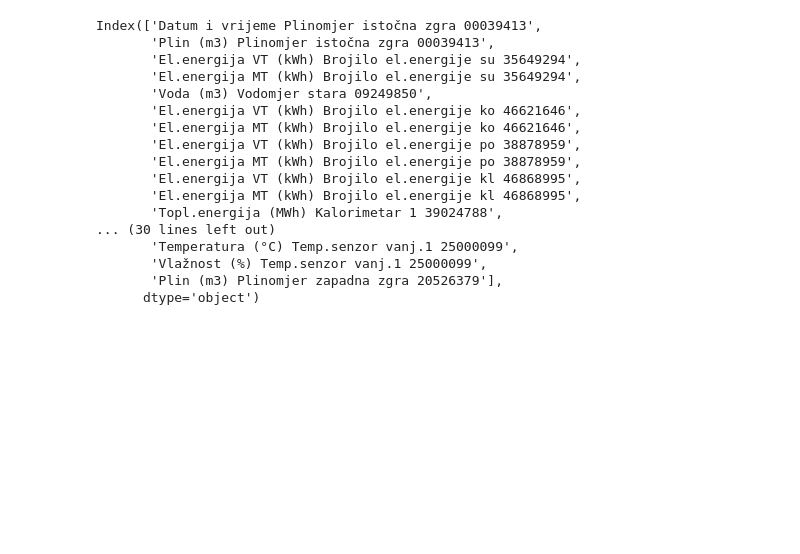
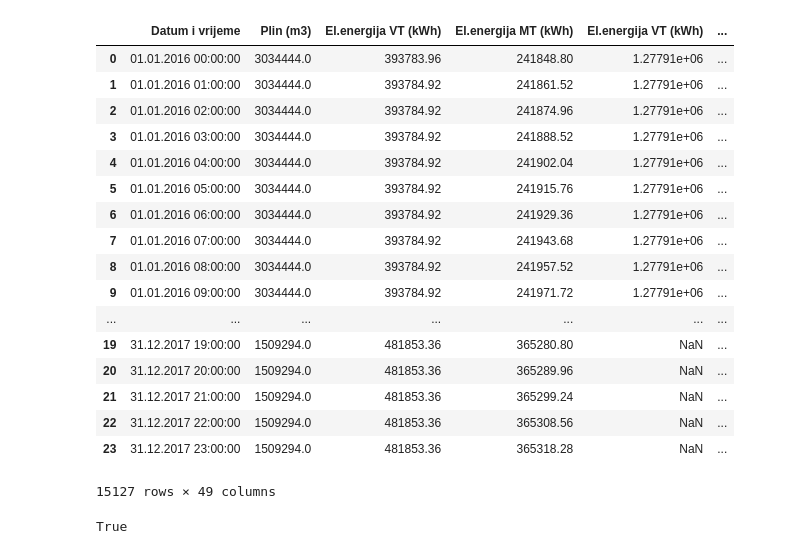
Before and after one commit to ehlimana/EMS, a Jupyter notebook: Merging_of_files.ipynb, the cells around one changed output. Cells and saved outputs as stored; diff of their text form; code cells hidden in the pictures; blank space fills up the shorter version.

```diff
--- a/Merging_of_files.ipynb
+++ b/Merging_of_files.ipynb
@@ -136,0 +83,21 @@ df_total.tail()
+# %%
+df_total.sort_values(by="Datum i vrijeme")
+# %% [output]
+|  | Datum i vrijeme | Plin (m3) | El.energija VT (kWh) | El.energija MT (kWh) | El.energija VT (kWh) | ... |
+| 0 | 01.01.2016 00:00:00 | 3034444.0 | 393783.96 | 241848.80 | 1.27791e+06 | ... |
+| 1 | 01.01.2016 01:00:00 | 3034444.0 | 393784.92 | 241861.52 | 1.27791e+06 | ... |
+| 2 | 01.01.2016 02:00:00 | 3034444.0 | 393784.92 | 241874.96 | 1.27791e+06 | ... |
+| 3 | 01.01.2016 03:00:00 | 3034444.0 | 393784.92 | 241888.52 | 1.27791e+06 | ... |
+| 4 | 01.01.2016 04:00:00 | 3034444.0 | 393784.92 | 241902.04 | 1.27791e+06 | ... |
+| 5 | 01.01.2016 05:00:00 | 3034444.0 | 393784.92 | 241915.76 | 1.27791e+06 | ... |
+| 6 | 01.01.2016 06:00:00 | 3034444.0 | 393784.92 | 241929.36 | 1.27791e+06 | ... |
+| 7 | 01.01.2016 07:00:00 | 3034444.0 | 393784.92 | 241943.68 | 1.27791e+06 | ... |
+| 8 | 01.01.2016 08:00:00 | 3034444.0 | 393784.92 | 241957.52 | 1.27791e+06 | ... |
+| 9 | 01.01.2016 09:00:00 | 3034444.0 | 393784.92 | 241971.72 | 1.27791e+06 | ... |
+| ... | ... | ... | ... | ... | ... | ... |
+| 19 | 31.12.2017 19:00:00 | 1509294.0 | 481853.36 | 365280.80 | NaN | ... |
+| 20 | 31.12.2017 20:00:00 | 1509294.0 | 481853.36 | 365289.96 | NaN | ... |
+| 21 | 31.12.2017 21:00:00 | 1509294.0 | 481853.36 | 365299.24 | NaN | ... |
+| 22 | 31.12.2017 22:00:00 | 1509294.0 | 481853.36 | 365308.56 | NaN | ... |
+| 23 | 31.12.2017 23:00:00 | 1509294.0 | 481853.36 | 365318.28 | NaN | ... |
+15127 rows × 49 columns
@@ -137 +106,5 @@ df_total.tail()
+# %%
+df_total['Datum i vrijeme'].isnull().values.any()
+# %% [output]
+True
 # %%
@@ -176,20 +123,0 @@ df1=df1.set_axis(list(df1.columns+' '+new_names), axis='columns', inplace=False)
-# %%
-df1.columns
-# %% [output]
-Index(['Datum i vrijeme Plinomjer istočna zgra 00039413',
-       'Plin (m3) Plinomjer istočna zgra 00039413',
-       'El.energija VT (kWh) Brojilo el.energije su 35649294',
-       'El.energija MT (kWh) Brojilo el.energije su 35649294',
-       'Voda (m3) Vodomjer stara 09249850',
-       'El.energija VT (kWh) Brojilo el.energije ko 46621646',
-       'El.energija MT (kWh) Brojilo el.energije ko 46621646',
-       'El.energija VT (kWh) Brojilo el.energije po 38878959',
-       'El.energija MT (kWh) Brojilo el.energije po 38878959',
-       'El.energija VT (kWh) Brojilo el.energije kl 46868995',
-       'El.energija MT (kWh) Brojilo el.energije kl 46868995',
-       'Topl.energija (MWh) Kalorimetar 1 39024788',
-... (30 lines left out)
-       'Temperatura (°C) Temp.senzor vanj.1 25000099',
-       'Vlažnost (%) Temp.senzor vanj.1 25000099',
-       'Plin (m3) Plinomjer zapadna zgra 20526379'],
-      dtype='object')
```
Also changed, not shown: parts of 25 cells of this notebook.
